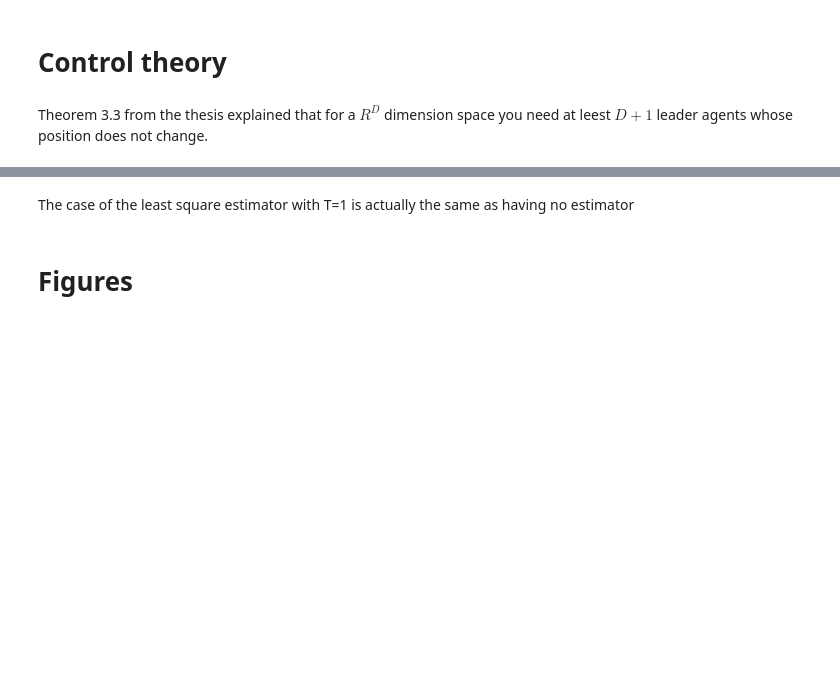
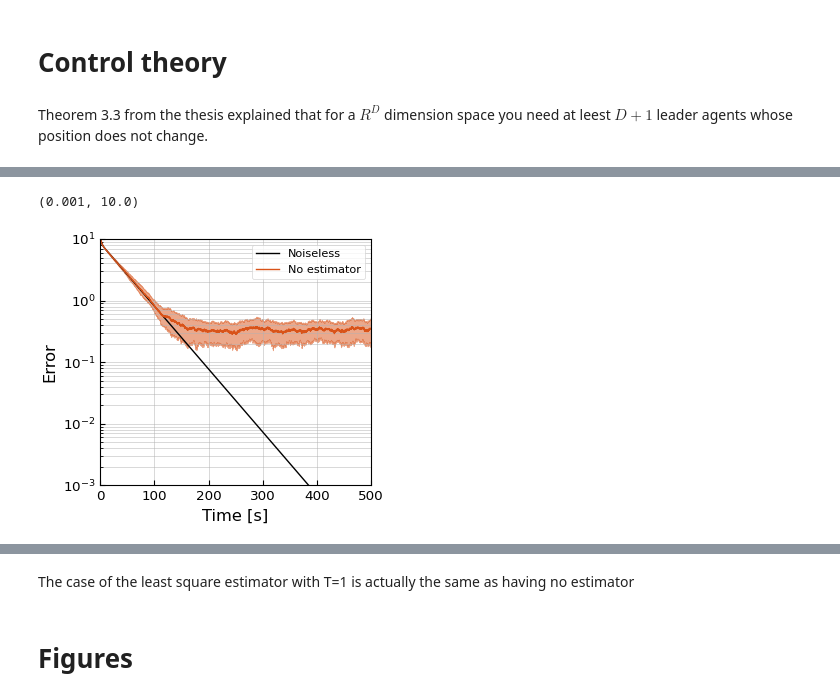
Before and after one commit to wilbertras/drone_swarms, a Jupyter notebook: main.ipynb, the cells around one changed output, grey strips where cells are left out. Saved outputs shown, nothing was run; the diff lists cells and outputs as text; code cells hidden in the pictures; blank space fills up the shorter version.

```diff
--- a/main.ipynb
+++ b/main.ipynb
@@ -88,0 +188,17 @@ for p in range(P):
+# %%
+fig, axes = plt.subplot_mosaic('a', figsize=(3.5,3), constrained_layout=True)
+time = np.linspace(0, (K-1)*dt, K)
+ax = axes['a']
+ax.semilogy(time, mean_errors[0], label=labels[0], c='k')
+for i in np.arange(1, 2):
+    ax.semilogy(time, mean_errors[i], label=labels[i], c=colors[i])
+    ax.fill_between(time, mean_errors[i] - std_errors[i], mean_errors[i] + std_errors[i], alpha=0.5, color=colors[i])
+ax.legend()
+ax.set_xlabel('Time [s]')
+ax.set_ylabel('Error')
+# ax.set_title('Formation error')
+ax.set_xlim([0, 500])
+ax.set_ylim([1e-3, 1e1])
+# %% [output]
+(0.001, 10.0)
+[figure, added]
```
Also changed, not shown: parts of 29 cells of this notebook, 14 other files.
